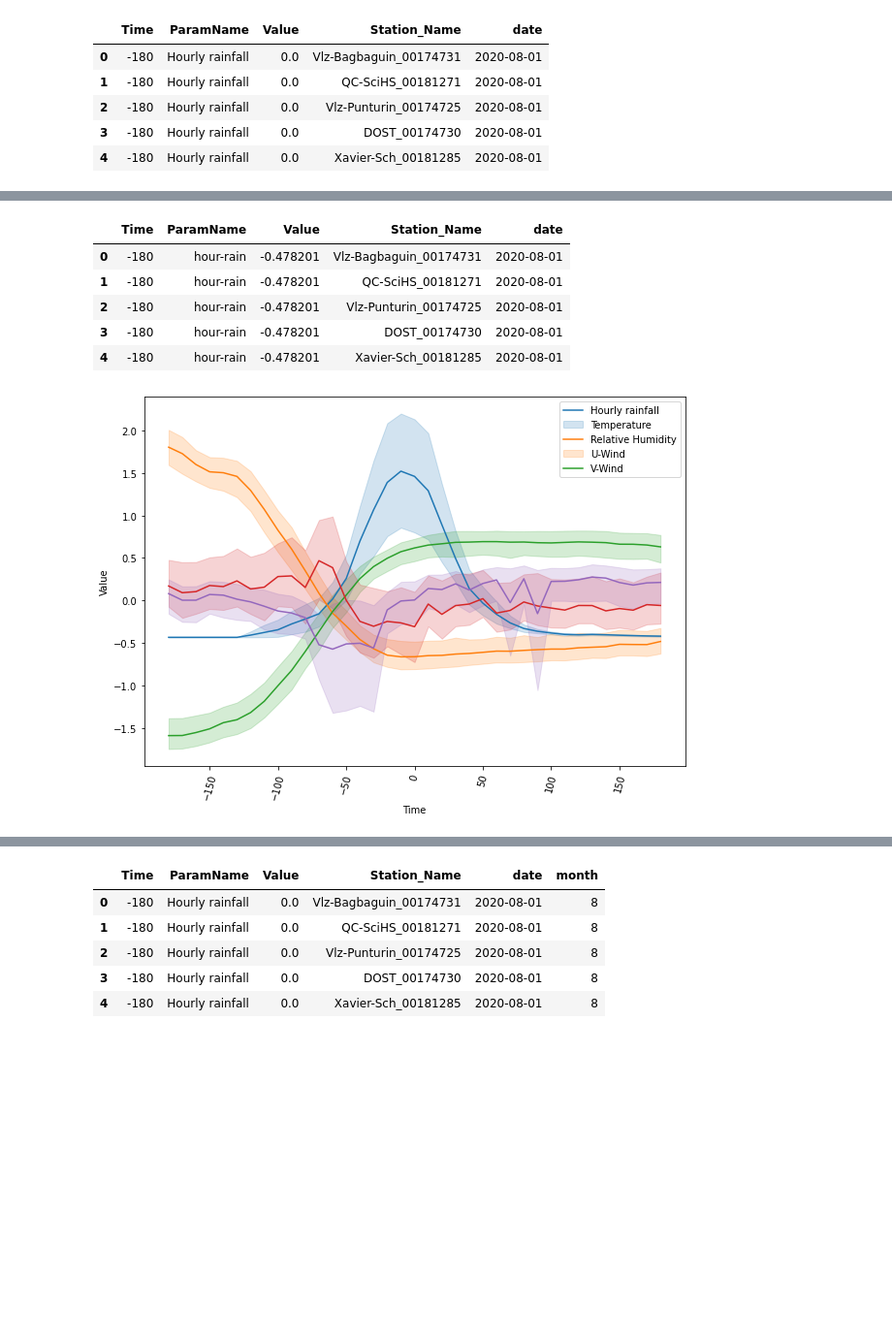
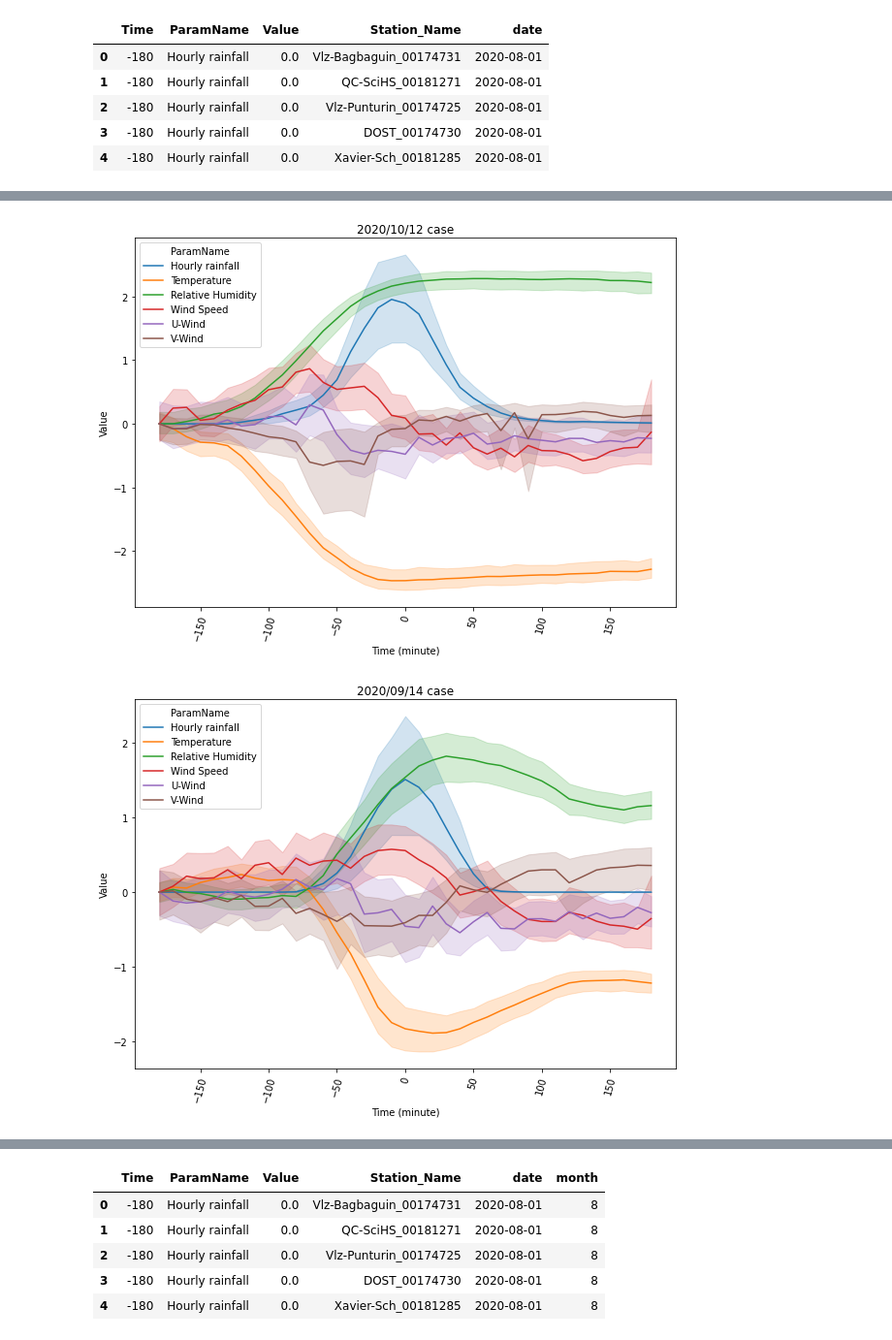
Before and after one commit to tsugumi-sys/poteka_data_analysis, a Jupyter notebook: EDA/rain/time_relation_with_others.ipynb, the cells around one changed output, grey strips where cells are left out. Shown at 97% size. Cells and saved outputs as stored; diff of their text form; code cells hidden in the pictures; blank space fills up the shorter version.

```diff
--- a/EDA/rain/time_relation_with_others.ipynb
+++ b/EDA/rain/time_relation_with_others.ipynb
@@ -142,6 +184,7 @@ fig, ax = plt.subplots(figsize=(10, 7))
 # exclude_observation_points=["MM-EFCOS_00173456", "CentPark_00181288", "Vlz-DRRMO_00174734", "MM-Libertad_00181289"]
 # compare_df = compare_df.loc[~compare_df["Station_Name"].isin([exclude_observation_points])]
 ax = sns.lineplot(data=data_df.loc[data_df["date"] == "2020-08-01"], x="Time", y="Value", hue="ParamName", hue_order=target_params, ax=ax)
+ax.set_xlabel("Time (minute)")
 plt.xticks(rotation=75)
 plt.show()
 plt.close()
@@ -171,25 +193,22 @@ for date in target_data.keys():
-# %%
-data_df.head()
-# %% [output]
-|  | Time | ParamName | Value | Station_Name | date |
-| 0 | -180 | hour-rain | -0.478201 | Vlz-Bagbaguin_00174731 | 2020-08-01 |
-| 1 | -180 | hour-rain | -0.478201 | QC-SciHS_00181271 | 2020-08-01 |
-| 2 | -180 | hour-rain | -0.478201 | Vlz-Punturin_00174725 | 2020-08-01 |
-| 3 | -180 | hour-rain | -0.478201 | DOST_00174730 | 2020-08-01 |
-| 4 | -180 | hour-rain | -0.478201 | Xavier-Sch_00181285 | 2020-08-01 |
 # %%
-target_cols = ["hour-rain", "AT1", "RH1", "U-Wind", "V-Wind"]
-fig, ax = plt.subplots(figsize=(10, 7))
-# for station_name, grouped_df in compare_df.groupby(by=["Station_Name"]):
-#     if station_name not in exclude_observation_points:
-#         sns.lineplot(data=grouped_df, x="Time", y="Value", hue="ParamName", hue_order=target_col, ax=ax)
+target_params = ["Hourly rainfall", "Temperature", "Relative Humidity", "Wind Speed", "U-Wind", "V-Wind"]
+target_dates = ["2020-10-12", "2020-09-14", "2020-08-07", "2020-07-04", "2019-10-04", "2019-10-12"]
+for date in target_dates:
+    fig, ax = plt.subplots(figsize=(10, 7))
+    # for station_name, grouped_df in compare_df.groupby(by=["Station_Name"]):
+    #     if station_name not in exclude_observation_points:
+    #         sns.lineplot(data=grouped_df, x="Time", y="Value", hue="ParamName", hue_order=target_col, ax=ax)
 
-# exclude_observation_points=["MM-EFCOS_00173456", "CentPark_00181288", "Vlz-DRRMO_00174734", "MM-Libertad_00181289"]
-# compare_df = compare_df.loc[~compare_df["Station_Name"].isin([exclude_observation_points])]
-ax = sns.lineplot(data=data_df.loc[data_df["date"] == "2020-10-12"], x="Time", y="Value", hue="ParamName", hue_order=target_cols, ax=ax)
-ax.legend(["Hourly rainfall", "Temperature", "Relative Humidity", "U-Wind", "V-Wind"])
-plt.xticks(rotation=75)
-plt.show()
-plt.close()
+    # exclude_observation_points=["MM-EFCOS_00173456", "CentPark_00181288", "Vlz-DRRMO_00174734", "MM-Libertad_00181289"]
+    # compare_df = compare_df.loc[~compare_df["Station_Name"].isin([exclude_observation_points])]
+    ax = sns.lineplot(data=data_df.loc[data_df["date"] == date], x="Time", y="Value", hue="ParamName", hue_order=target_params, ax=ax)
+    ax.set_xlabel("Time (minute)")
+    slash_date = date.replace("-", "/")
+    ax.set_title(f"{slash_date} case")
+    plt.xticks(rotation=75)
+    plt.savefig(f"{date}-epoch-analysis.png")
+    plt.show()
+    plt.close()
 # %% [output]
-[figure, old version]
+[figure, new version]
+[figure, added]
```
Also changed, not shown: parts of 17 cells of this notebook, 5 other files.
